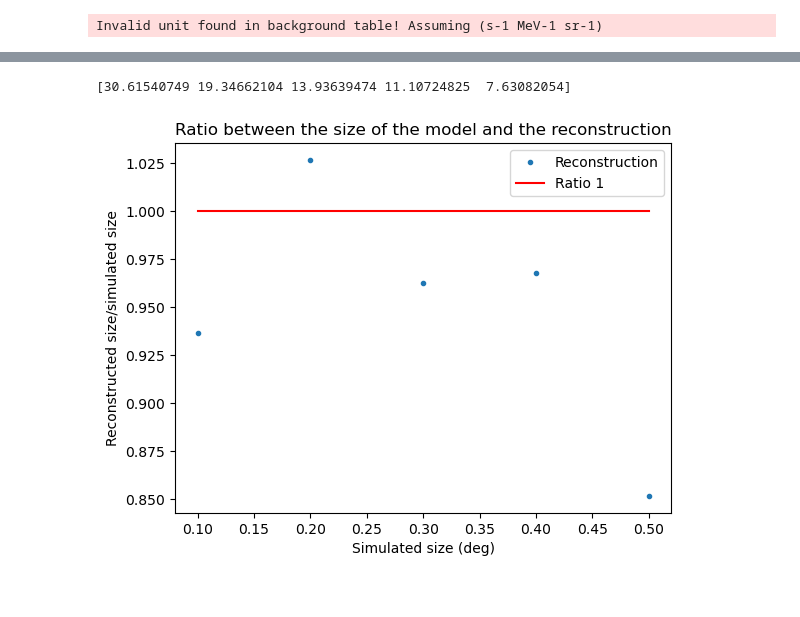
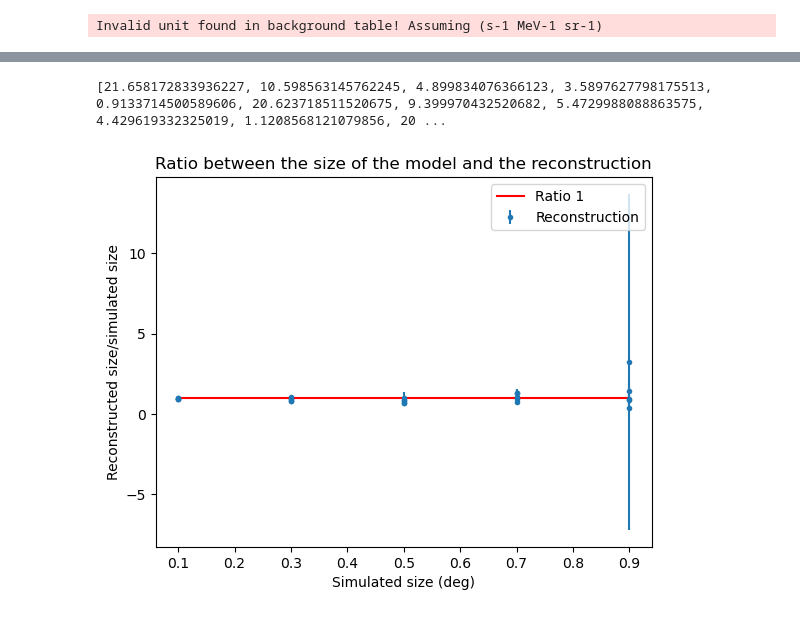
Before and after one commit to diegostn/TFG-Diego-Santano, a Jupyter notebook: Compwithamp.ipynb, the cells around one changed output, grey strips where cells are left out. Drawn from its saved outputs; the diff is of its cells as text; code cells hidden in the pictures.

```diff
--- a/Compwithamp.ipynb
+++ b/Compwithamp.ipynb
@@ -134,3 +124,3 @@ def simulate_range(radlist):
     return list_model
 # %%
-list_model=simulate_range([0.1, 0.2, 0.3, 0.4, 0.5])
+size=[0.1, 0.3, 0.5, 0.7, 0.9]
@@ -193,10 +164,18 @@ def fit_dataset(model,vary_bkg=False):
     L1 = result.total_stat
     print(L1)
     return L0-L1, result, dataset
+# %%
+sigma=[]
+simsize=[]
+recsize=[]
+recsizeerr=[]
+amprecon=[]
+ampreconerr=[]
 # %%
 models=[]
 TS = []
 datasets = []
+list_model=simulate_range(model,size)
 for i in range(len(list_model)):
     delt, mod, ds = fit_dataset(list_model[i],vary_bkg=False)
     models.append(mod)
@@ -245,26 +230,26 @@ def ts_to_sigma(ts, df=1):
     """Convert delta ts to sigma"""
     p_value = chi2.sf(ts, df=df)
     return norm.isf(0.5 * p_value)
-
-sigma=ts_to_sigma(TS,6)
+for i in range(len(TS)):
+    sigma.append(ts_to_sigma(TS[i],6))
 print(sigma)
 # %% [output]
-[30.61540749 19.34662104 13.93639474 11.10724825  7.63082054]
+[21.658172833936227, 10.598563145762245, 4.899834076366123, 3.5897627798175513, 0.9133714500589606, 20.623718511520675, 9.399970432520682, 5.4729988088863575, 4.429619332325019, 1.1208568121079856, 20 ...
 # %%
-simsize=[0.1, 0.2, 0.3, 0.4, 0.5]
-recsize=[9.3668e-02, 2.0535e-01, 2.8875e-01, 3.8713e-01, 4.2582e-01]
+for i in range(len(size)):
+    simsize.append(size[i])
+for _ in models:
+    recsize.append(_.models[1].parameters["sigma"].value)
+    recsizeerr.append(_.models[1].parameters["sigma"].error)
+    amprecon.append(_.models[1].parameters["amplitude"].value)
+    ampreconerr.append(_.models[1].parameters["amplitude"].error)
 ratio=[]
+ratioerr=[]
 for i in range(len(simsize)):
     ratio.append(recsize[i]/simsize[i])
-plt.plot(simsize,ratio,'.',label='Reconstruction')
-plt.plot([0.1,0.5],[1,1],'-r',label='Ratio 1')
-plt.title('Ratio between the size of the model and the reconstruction')
-plt.xlabel('Simulated size (deg)')
-plt.ylabel('Reconstructed size/simulated size')
-plt.legend()
-plt.show()
+    ratioerr.append(recsizeerr[i]/simsize[i])
 # %% [output]
-[figure, old version]
+[figure, new version]
 # %%
 plt.plot(simsize,sigma,'.')
 plt.title('Significance of the reconstructions')
```
Also changed, not shown: parts of 14 cells of this notebook, 2 other files.
